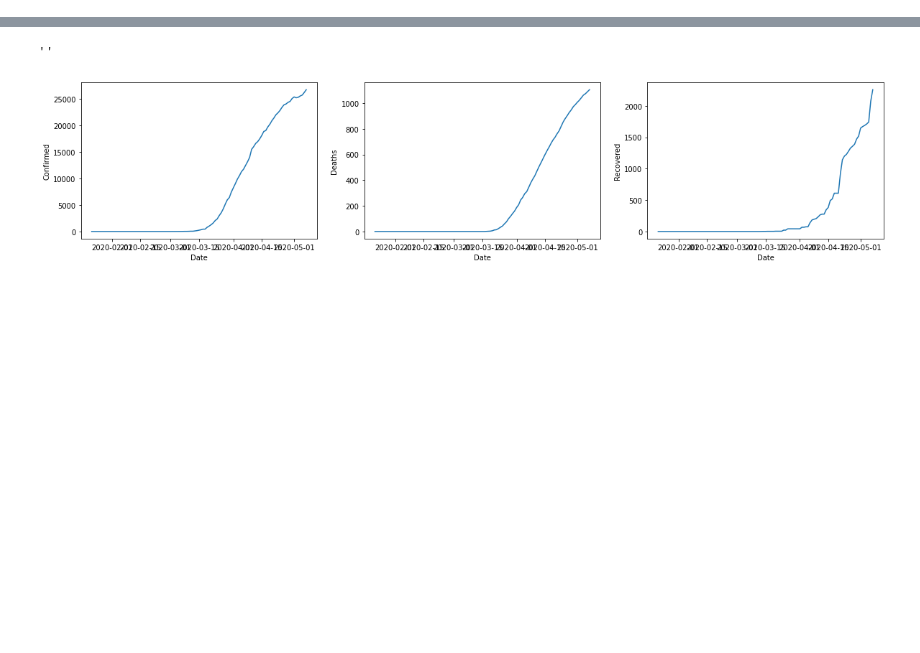
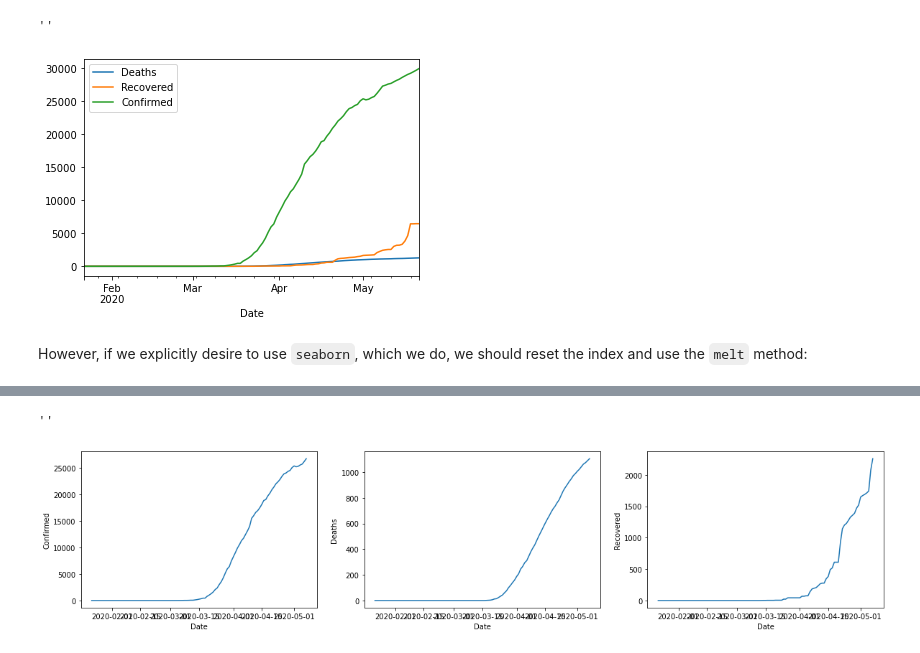
Before and after one commit to diogosmac/covid-forecast-feup-iart, a Jupyter notebook: projects/project2/project.ipynb, the cells around one changed output, grey strips where cells are left out. Cells and saved outputs as stored; diff of their text form; code cells hidden in the pictures; blank space fills up the shorter version.

```diff
--- a/projects/project2/project.ipynb
+++ b/projects/project2/project.ipynb
@@ -126,0 +149,4 @@ df_new.head(8)
+# %%
+# create portugal dataframe
+covid_portugal_dataframe = covid_world_dataframe.loc[covid_world_dataframe['Country/Region'] == 'Portugal']
+covid_portugal_dataframe.head()
@@ -126,0 +162,4 @@ df_new.head(8)
+# %%
+# set date as index and drop column
+covid_portugal_dataframe.set_index('Date', inplace=True, drop=True)
+covid_portugal_dataframe.head()
@@ -126,0 +174,8 @@ df_new.head(8)
+# %%
+covid_portugal_dataframe[['Deaths', 'Recovered', 'Confirmed']].plot()
+;
+# %% [output]
+''
+[figure, added]
+# %% [markdown]
+However, if we explicitly desire to use `seaborn`, which we do, we should reset the index and use the `melt` method:
```
Also changed, not shown: parts of 58 cells of this notebook.
